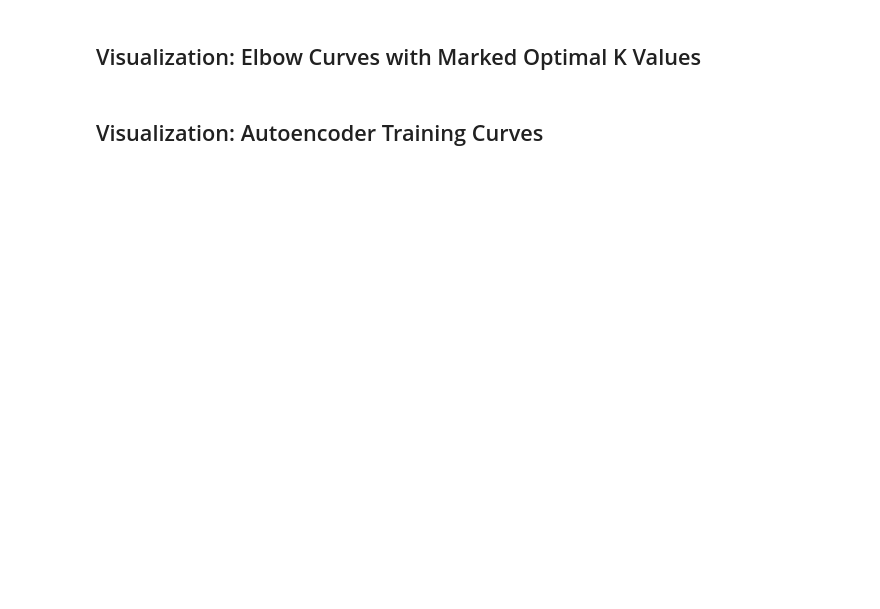
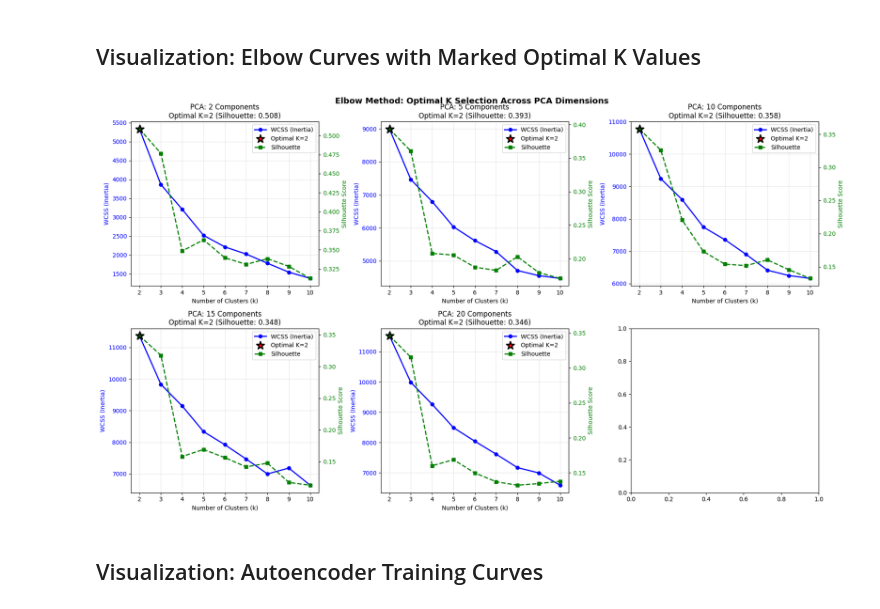
Before and after one commit to oadel1814/Unsupervised-Learning-Algorithms-Implementation-Dimensionality-Reduction-and-Clustering, a Jupyter notebook: Kmeans.ipynb, the cells around one changed output. Drawn from its saved outputs; the diff is of its cells as text; code cells hidden in the pictures; blank space fills up the shorter version.

```diff
--- a/Kmeans.ipynb
+++ b/Kmeans.ipynb
@@ -1538,15 +1578,16 @@ k_range = range(2, 11)
 
 for idx, n_comp in enumerate(dims_to_plot):
     pca = PCA(n_components=n_comp)
-    X_pca = pca.fit_transform(X_original)
+    pca.fit(X)
+    X_pca = pca.transform(X)
 
     wcss = []
     silhouettes = []
 
     for k in k_range:
-        km = KMeans(n_clusters=k, init='k-means++', random_state=42, n_init=10)
+        km = KMeans(n_clusters=k, init="kmeans++", random_state=42)
         km.fit(X_pca)
-        wcss.append(km.inertia_)
+        wcss.append(km.inertia_history_[-1])
 
         from sklearn.metrics import silhouette_score
         sil = silhouette_score(X_pca, km.labels_)
@@ -1558,36 +1599,42 @@ for idx, n_comp in enumerate(dims_to_plot):
     ax.plot(k_range, wcss, marker='o', linewidth=2, label='WCSS (Inertia)', color='blue')
 
     # Mark elbow point (using silhouette)
-    optimal_k = pca_results[pca_results['n_components'] == n_comp]['optimal_k'].values[0]
-    optimal_k = int(optimal_k)
+    pca_results_subset = pca_results_df[pca_results_df['n_components'] == n_comp]
+    if len(pca_results_subset) > 0:
+        optimal_k = int(pca_results_subset.iloc[0]['optimal_k']) if 'optimal_k' in pca_results_subset.columns else optimal_k
+    else:
+        optimal_k = np.argmax(silhouettes) + 2
+
     optimal_wcss = wcss[optimal_k - 2]
     ax.scatter([optimal_k], [optimal_wcss], color='red', s=200, marker='*',
               edgecolors='black', linewidth=2, label=f'Optimal K={optimal_k}', zorder=5)
 
     ax2 = ax.twinx()
     ax2.plot(k_range, silhouettes, marker='s', linewidth=2, label='Silhouette',
             color='green', linestyle='--')
     optimal_sil = silhouettes[optimal_k - 2]
     ax2.scatter([optimal_k], [optimal_sil], color='darkgreen', s=200, marker='*',
                edgecolors='black', linewidth=2, zorder=5)
 
     ax.set_xlabel('Number of Clusters (k)')
     ax.set_ylabel('WCSS (Inertia)', color='blue')
     ax2.set_ylabel('Silhouette Score', color='green')
     ax.set_title(f'PCA: {n_comp} Components\nOptimal K={optimal_k} (Silhouette: {optimal_sil:.3f})')
     ax.grid(True, alpha=0.3)
     ax.tick_params(axis='y', labelcolor='blue')
     ax2.tick_params(axis='y', labelcolor='green')
 
     # Combined legend
     lines1, labels1 = ax.get_legend_handles_labels()
     lines2, labels2 = ax2.get_legend_handles_labels()
     ax.legend(lines1 + lines2, labels1 + labels2, loc='upper right')
 
 plt.tight_layout()
 plt.suptitle('Elbow Method: Optimal K Selection Across PCA Dimensions',
              fontsize=14, fontweight='bold', y=1.00)
 plt.show()
+# %% [output]
+[figure, added]
 # %% [markdown]
 ## Visualization: Autoencoder Training Curves
 # %%
```
Also changed, not shown: parts of 15 cells of this notebook, 1 other file.
